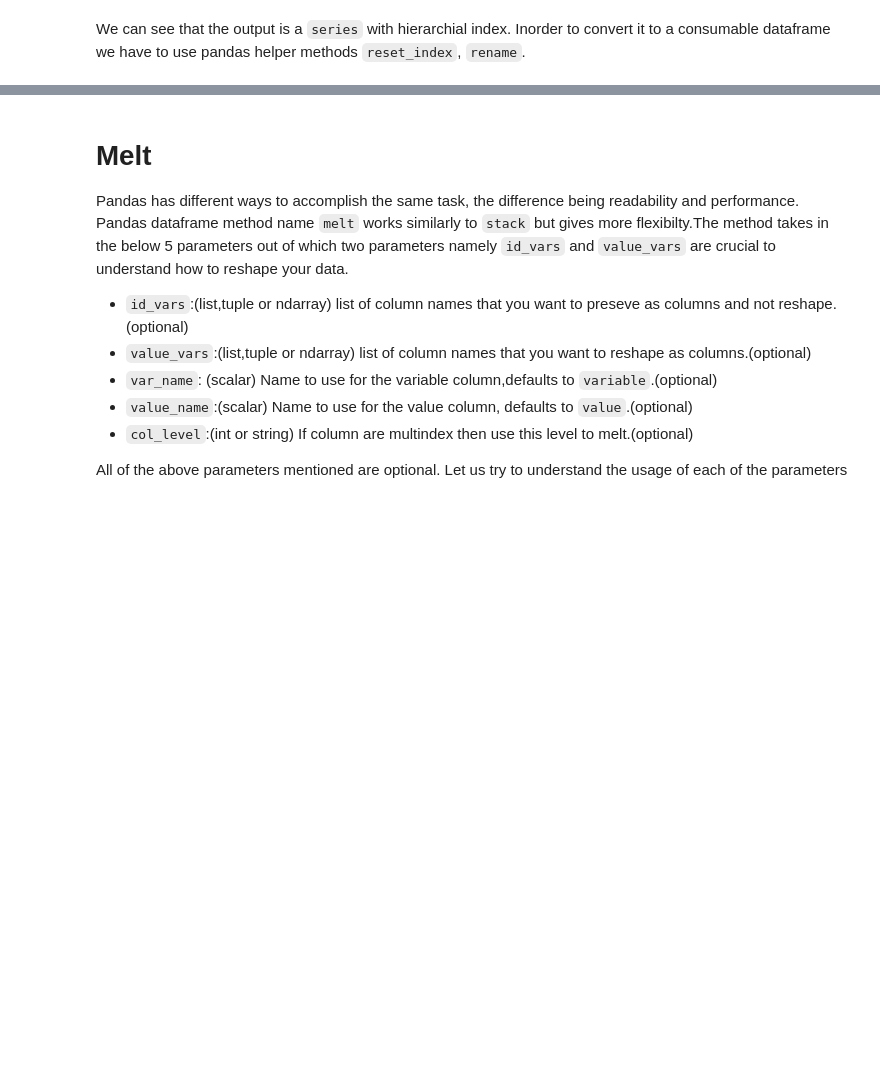
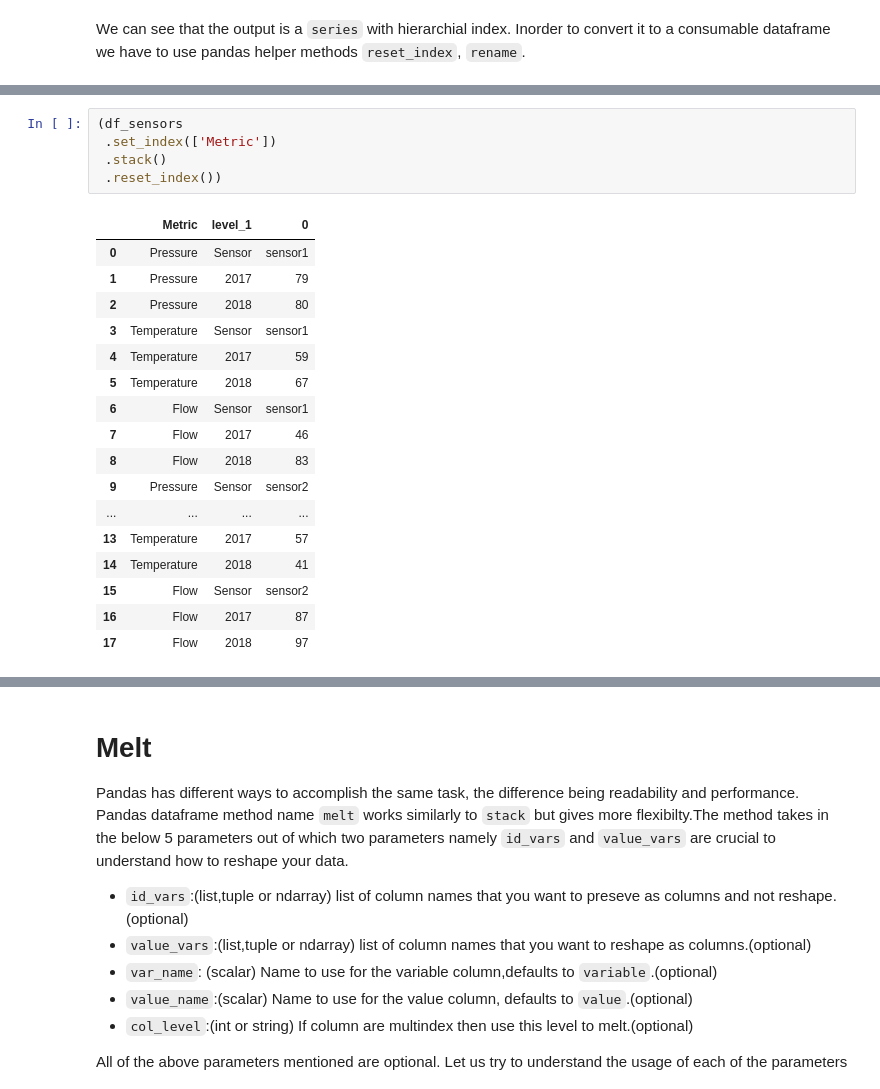
Before and after one commit to upraneelnihar/Blogs, a Jupyter notebook: Reshaping_data_using_pandas.ipynb, the cells around one changed output, grey strips where cells are left out. Drawn from its saved outputs; the diff is of its cells as text; blank space fills up the shorter version.

```diff
--- a/Reshaping_data_using_pandas.ipynb
+++ b/Reshaping_data_using_pandas.ipynb
@@ -128 +123,24 @@ Flow         Sensor    sensor2
 dtype: object
+# %%
+(df_sensors
+ .set_index(['Metric'])
+ .stack()
+ .reset_index())
+# %% [output]
+|  | Metric | level_1 | 0 |
+| 0 | Pressure | Sensor | sensor1 |
+| 1 | Pressure | 2017 | 79 |
+| 2 | Pressure | 2018 | 80 |
+| 3 | Temperature | Sensor | sensor1 |
+| 4 | Temperature | 2017 | 59 |
+| 5 | Temperature | 2018 | 67 |
+| 6 | Flow | Sensor | sensor1 |
+| 7 | Flow | 2017 | 46 |
+| 8 | Flow | 2018 | 83 |
+| 9 | Pressure | Sensor | sensor2 |
+| ... | ... | ... | ... |
+| 13 | Temperature | 2017 | 57 |
+| 14 | Temperature | 2018 | 41 |
+| 15 | Flow | Sensor | sensor2 |
+| 16 | Flow | 2017 | 87 |
+| 17 | Flow | 2018 | 97 |
```
Also changed, not shown: parts of 34 cells of this notebook.
